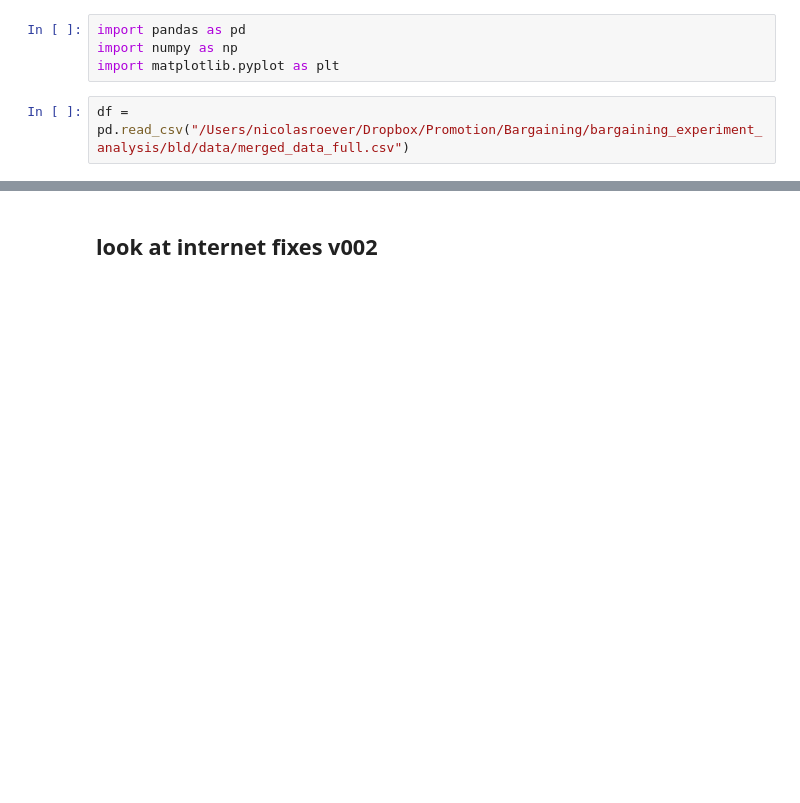
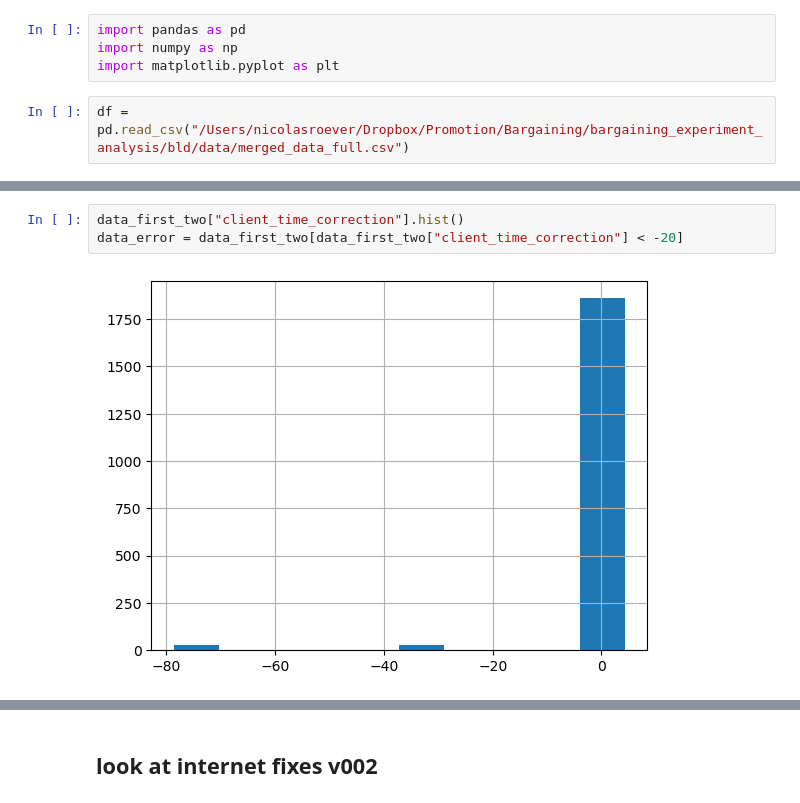
Before and after one commit to NicolasRoever/bargaining_experiment_analysis, a Jupyter notebook: src/bargaining_analysis/clean_data/fix_time_sandbox.ipynb, the cells around one changed output, grey strips where cells are left out. Cells and saved outputs as stored; diff of their text form; blank space fills up the shorter version.

```diff
--- a/src/bargaining_analysis/clean_data/fix_time_sandbox.ipynb
+++ b/src/bargaining_analysis/clean_data/fix_time_sandbox.ipynb
@@ -6,0 +63,5 @@ df = pd.read_csv("/Users/nicolasroever/Dropbox/Promotion/Bargaining/bargaining_e
+# %%
+data_first_two["client_time_correction"].hist()
+data_error = data_first_two[data_first_two["client_time_correction"] < -20]
+# %% [output]
+[figure, added]
```
Also changed, not shown: parts of 11 cells of this notebook, 21 other files.
